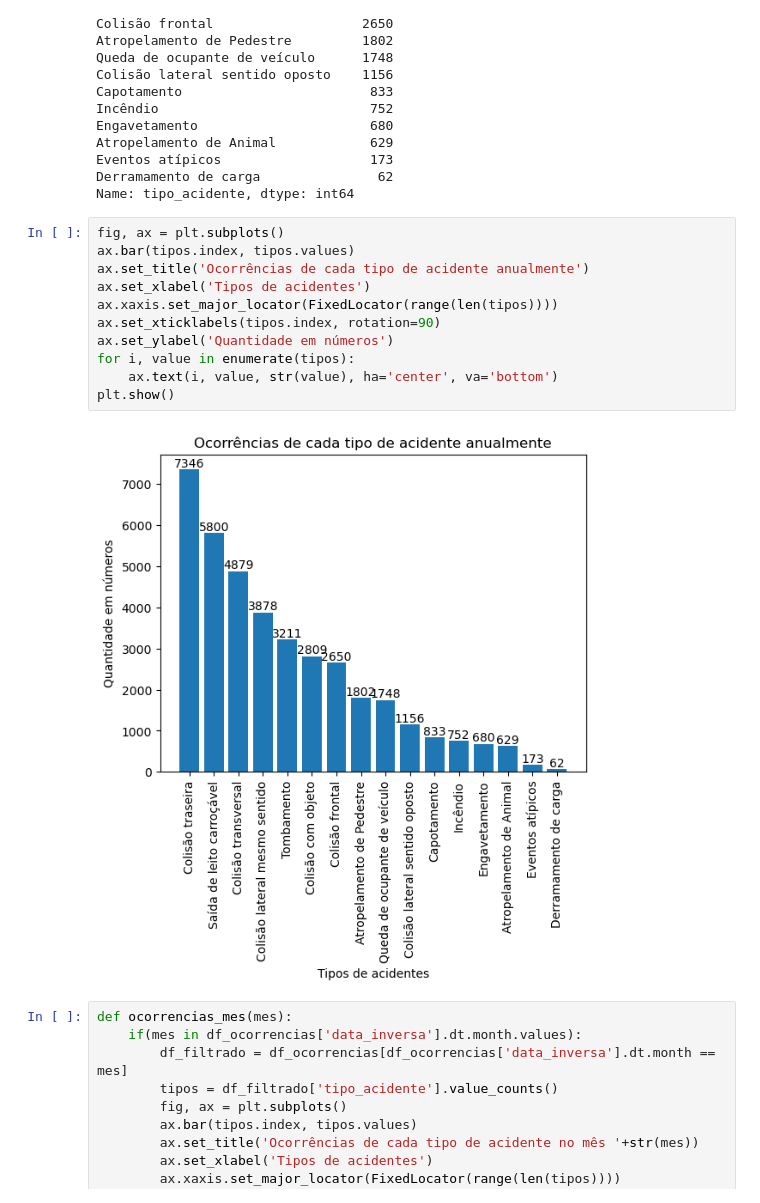
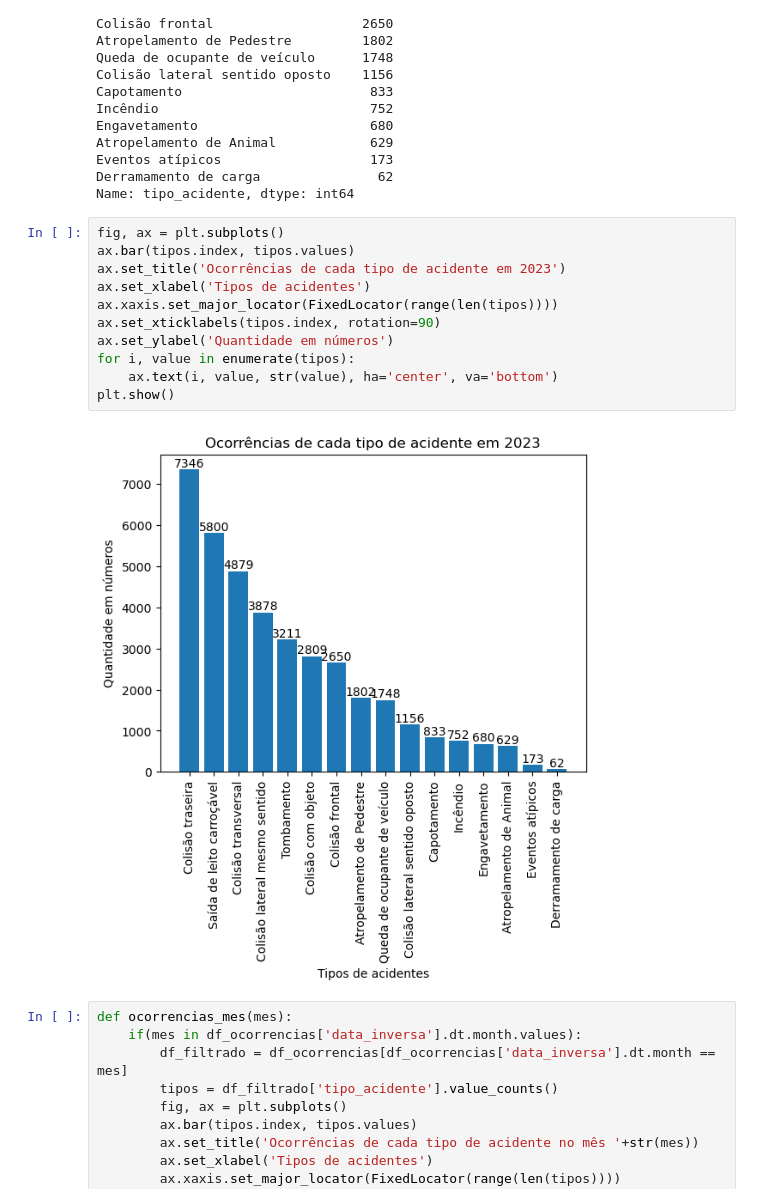
Before and after one commit to leonardocjr/analisando-dados-abertos-prf-2023, a Jupyter notebook: notebook-prf.ipynb, the cells around one changed output. Cells and saved outputs as stored; diff of their text form.

```diff
--- a/notebook-prf.ipynb
+++ b/notebook-prf.ipynb
@@ -75,16 +75,16 @@ Name: tipo_acidente, dtype: int64
 # %%
 fig, ax = plt.subplots()
 ax.bar(tipos.index, tipos.values)
-ax.set_title('Ocorrências de cada tipo de acidente anualmente')
+ax.set_title('Ocorrências de cada tipo de acidente em 2023')
 ax.set_xlabel('Tipos de acidentes')
 ax.xaxis.set_major_locator(FixedLocator(range(len(tipos))))
 ax.set_xticklabels(tipos.index, rotation=90)
 ax.set_ylabel('Quantidade em números')
 for i, value in enumerate(tipos):
     ax.text(i, value, str(value), ha='center', va='bottom')
 plt.show()
 # %% [output]
-[figure, old version]
+[figure, new version]
 # %%
 def ocorrencias_mes(mes):
     if(mes in df_ocorrencias['data_inversa'].dt.month.values):
```
